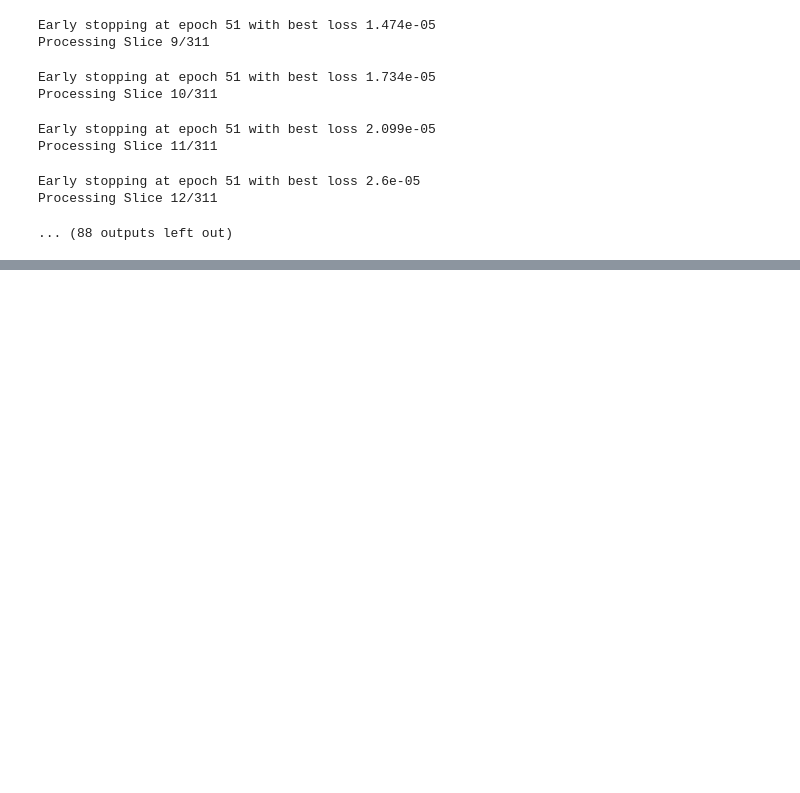
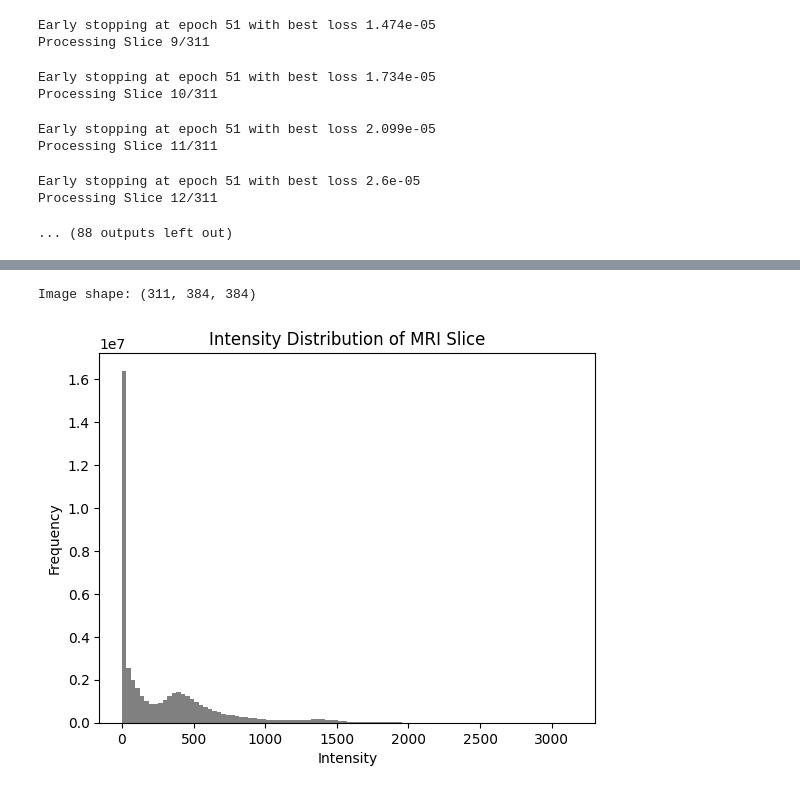
Before and after one commit to paolodc5/CMR_synthesis, a Jupyter notebook: tx_compute_properties.ipynb, the cells around one changed output, grey strips where cells are left out. Cells and saved outputs as stored; diff of their text form; code cells hidden in the pictures; blank space fills up the shorter version.

```diff
--- a/tx_compute_properties.ipynb
+++ b/tx_compute_properties.ipynb
@@ -329,3 +329,8 @@ Processing Slice 11/311
 Early stopping at epoch 51 with best loss 2.6e-05
 Processing Slice 12/311
 ... (88 outputs left out)
+# %%
+data_dir = 'DIDC_multiclass_coro_v2_prep_2'
+files = sorted(os.listdir(data_dir))
+files = [f for f in files if f.endswith('img.npy')]
+files[:10]
@@ -331,0 +348,13 @@ Processing Slice 12/311
+# %%
+img = np.load(os.path.join(data_dir, files[0]))
+print("Image shape:", img.shape)
+# %% [output]
+Image shape: (311, 384, 384)
+# %%
+plt.hist(img.ravel(), bins=100, color='gray')
+plt.title("Intensity Distribution of MRI Slice")
+plt.xlabel("Intensity")
+plt.ylabel("Frequency")
+plt.show()
+# %% [output]
+[figure, added]
```
Also changed, not shown: parts of 2 cells of this notebook, 4 other files.
